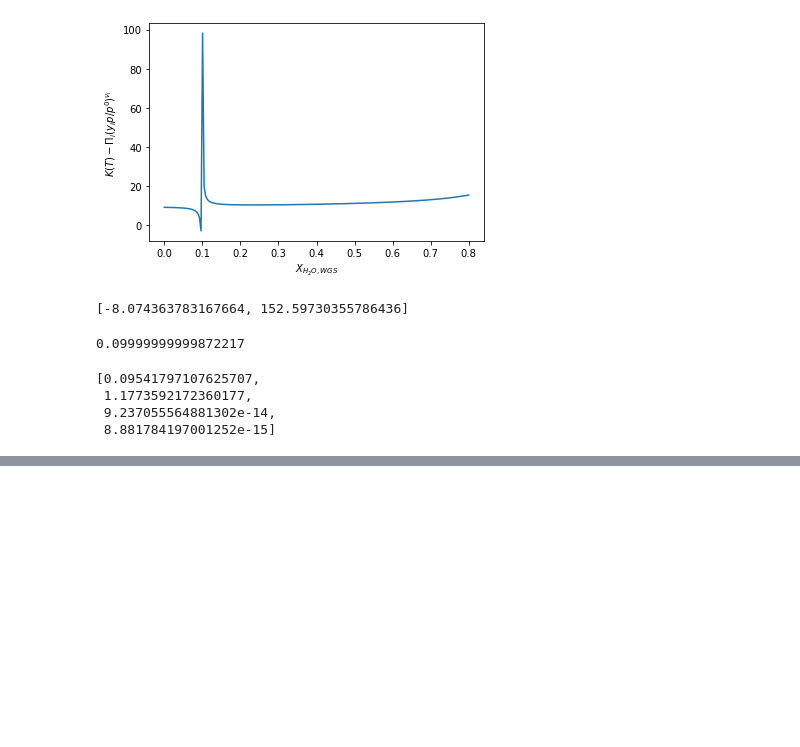
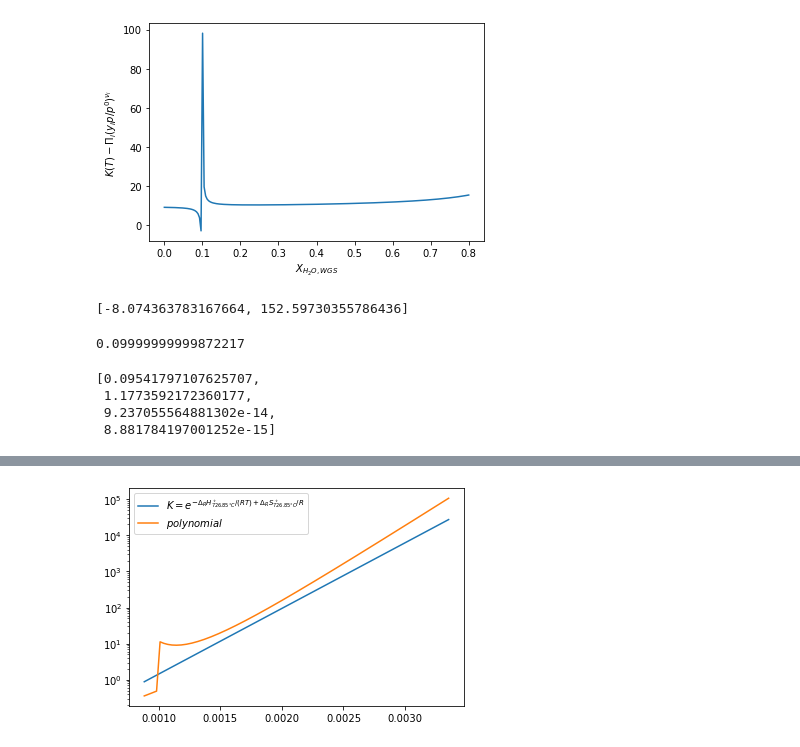
Before and after one commit to santiago-salas-v/walas, a Jupyter notebook: DR_WGS.ipynb, the cells around one changed output, grey strips where cells are left out. Cells and saved outputs as stored; diff of their text form; code cells hidden in the pictures; blank space fills up the shorter version.

```diff
--- a/DR_WGS.ipynb
+++ b/DR_WGS.ipynb
@@ -194,0 +383,19 @@ r1,r2=[(-b+sqrt(b**2-4*a*c))/(2*a),(-b-sqrt(b**2-4*a*c))/(2*a)]
+# %%
+T=linspace(298.15,860+273.15,30) # K
+
+# 726,85 °C = 1000 K
+DeltaG=(-395.886+0-(-192.590-200.275))*1000 # J/mol
+DeltaH=(-394.623+0-(-247.857-111.983))*1000 # J/mol
+DeltaS=(DeltaH-DeltaG)/(726.85+273.15) # J/mol/K
+
+plt.semilogy(1/T,exp(-DeltaH/(R*T)+DeltaS/R),label=r'$K=e^{-\Delta_R H^\circ_{726.85°C}/(R T)+\Delta_R S^\circ_{726.85°C}/R}$') # ref. 800°C
+
+def g(T):
+    h,s,g,cp=therm_ig(T) # ideal gas therm. properties
+    return nu[:,1].dot(g)
+y=array([g(x_var) for x_var in T])
+
+plt.semilogy(1/T,exp(-y/(R*T)),label=r'$polynomial$') # ref. 800°C
+plt.legend();
+# %% [output]
+[figure, added]
```
Also changed, not shown: parts of 16 cells of this notebook.
